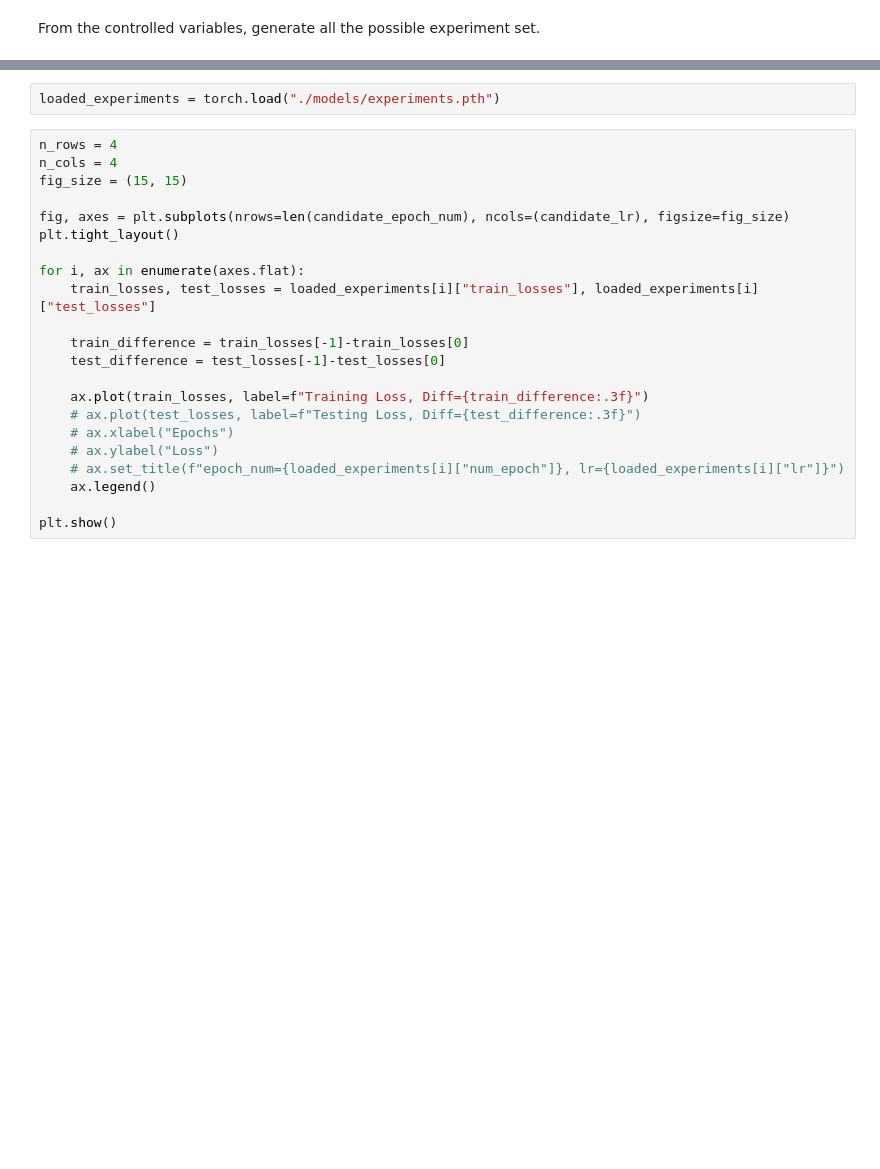
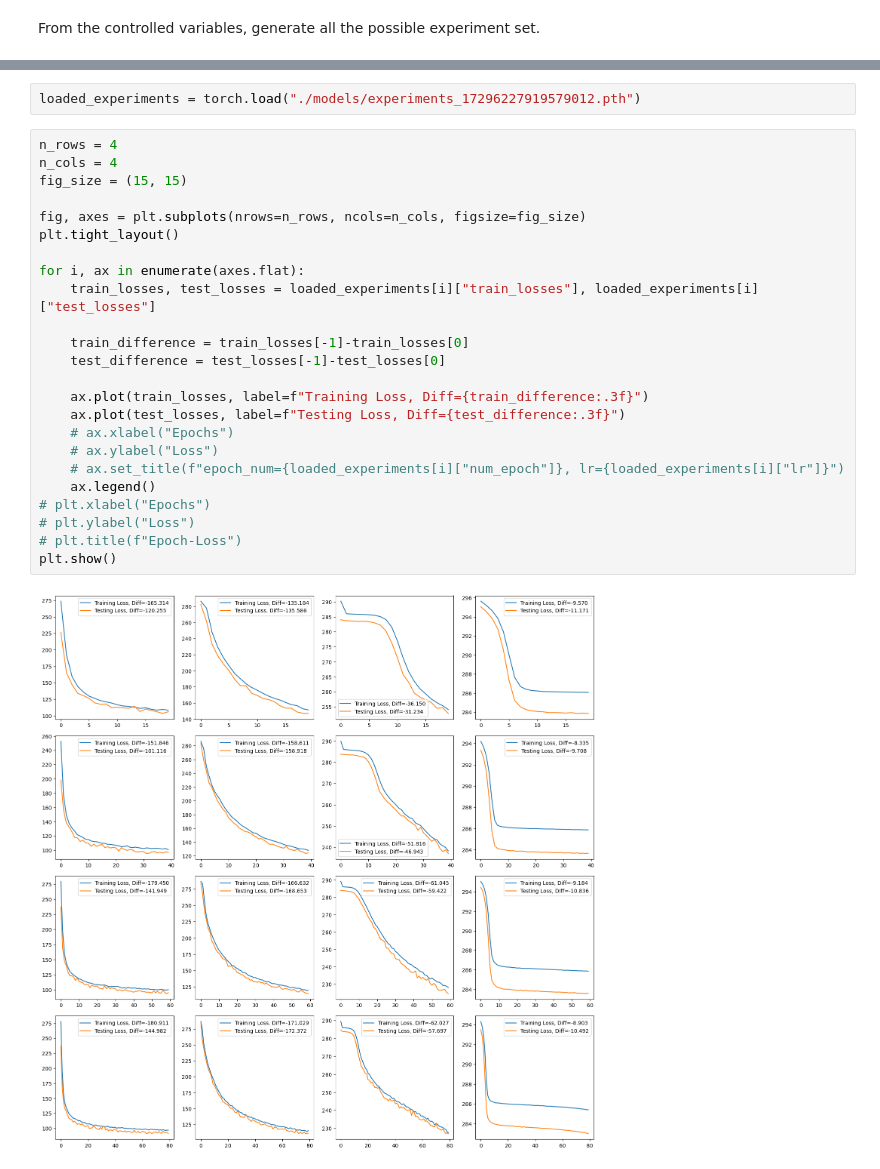
Before and after one commit to hyz-courses/CISC3024-Pattern-Recognition, a Jupyter notebook: Final_Project/main.ipynb, the cells around one changed output, grey strips where cells are left out. Saved outputs shown, nothing was run; the diff lists cells and outputs as text; blank space fills up the shorter version.

Commit message:
:bee: Add experiment results

```diff
--- a/Final_Project/main.ipynb
+++ b/Final_Project/main.ipynb
@@ -544,24 +558,28 @@ torch.save(experiments, f"./models/experiments_{time_str}.pth")
 # %%
-loaded_experiments = torch.load("./models/experiments.pth")
+loaded_experiments = torch.load("./models/experiments_17296227919579012.pth")
 # %%
 n_rows = 4
 n_cols = 4
 fig_size = (15, 15)
 
-fig, axes = plt.subplots(nrows=len(candidate_epoch_num), ncols=(candidate_lr), figsize=fig_size)
+fig, axes = plt.subplots(nrows=n_rows, ncols=n_cols, figsize=fig_size)
 plt.tight_layout()
 
 for i, ax in enumerate(axes.flat):
     train_losses, test_losses = loaded_experiments[i]["train_losses"], loaded_experiments[i]["test_losses"]
 
     train_difference = train_losses[-1]-train_losses[0]
     test_difference = test_losses[-1]-test_losses[0]
 
     ax.plot(train_losses, label=f"Training Loss, Diff={train_difference:.3f}")
-    # ax.plot(test_losses, label=f"Testing Loss, Diff={test_difference:.3f}")
+    ax.plot(test_losses, label=f"Testing Loss, Diff={test_difference:.3f}")
     # ax.xlabel("Epochs")
     # ax.ylabel("Loss")
     # ax.set_title(f"epoch_num={loaded_experiments[i]["num_epoch"]}, lr={loaded_experiments[i]["lr"]}")
     ax.legend()
-
+# plt.xlabel("Epochs")
+# plt.ylabel("Loss")
+# plt.title(f"Epoch-Loss")
 plt.show()
+# %% [output]
+[figure, added]
```
Also changed, not shown: parts of 5 cells of this notebook, 4 other files.
